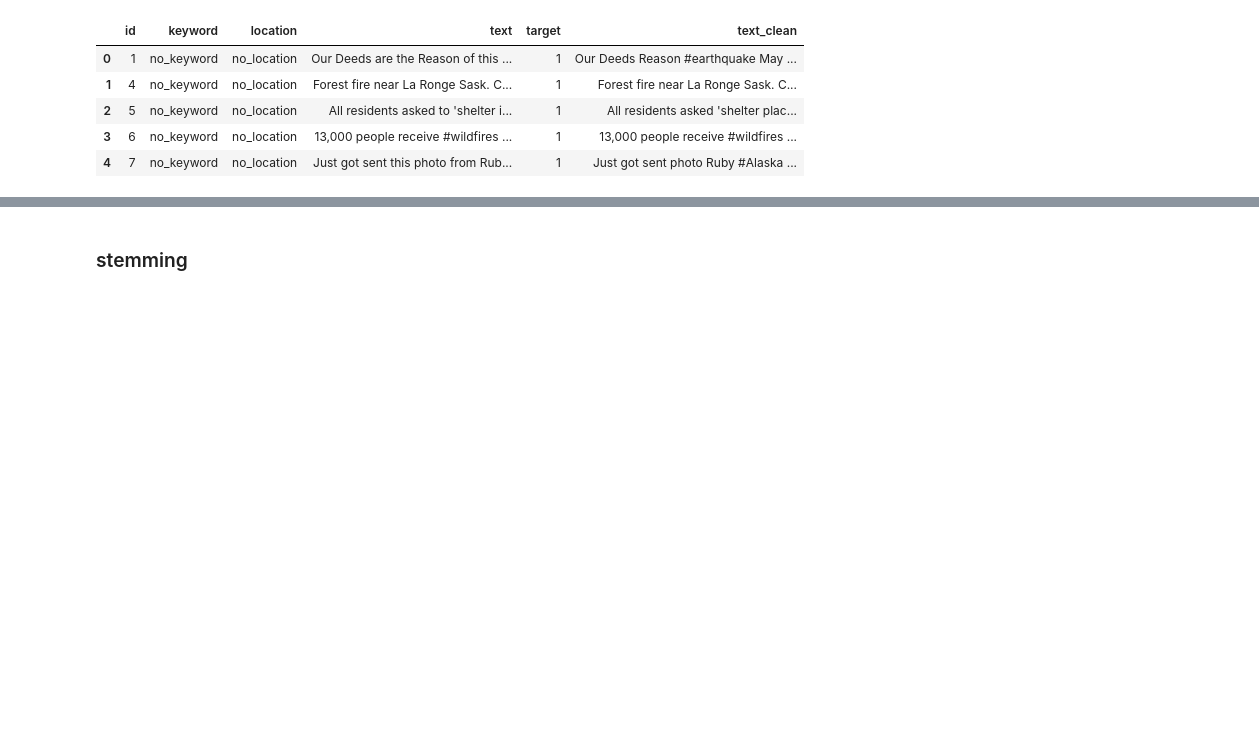
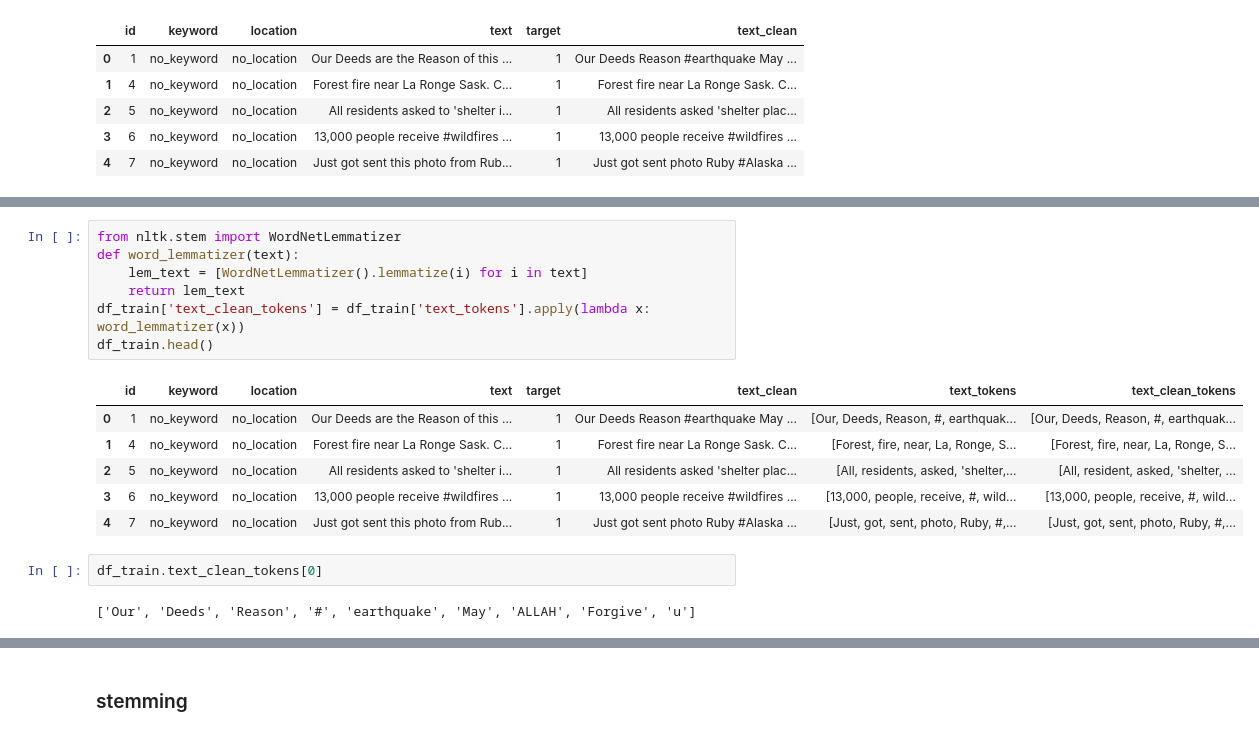
Before and after one commit to knitinsingh/kaggle_competitions, a Jupyter notebook: twitter_sentiment_analysis.ipynb, the cells around one changed output, grey strips where cells are left out. Cells and saved outputs as stored; diff of their text form; blank space fills up the shorter version.

```diff
--- a/twitter_sentiment_analysis.ipynb
+++ b/twitter_sentiment_analysis.ipynb
@@ -180,0 +243,18 @@ df_train.head()
+# %%
+from nltk.stem import WordNetLemmatizer
+def word_lemmatizer(text):
+    lem_text = [WordNetLemmatizer().lemmatize(i) for i in text]
+    return lem_text
+df_train['text_clean_tokens'] = df_train['text_tokens'].apply(lambda x: word_lemmatizer(x))
+df_train.head()
+# %% [output]
+|  | id | keyword | location | text | target | text_clean | text_tokens | text_clean_tokens |
+| 0 | 1 | no_keyword | no_location | Our Deeds are the Reason of this ... | 1 | Our Deeds Reason #earthquake May ... | [Our, Deeds, Reason, #, earthquak... | [Our, Deeds, Reason, #, earthquak... |
+| 1 | 4 | no_keyword | no_location | Forest fire near La Ronge Sask. C... | 1 | Forest fire near La Ronge Sask. C... | [Forest, fire, near, La, Ronge, S... | [Forest, fire, near, La, Ronge, S... |
+| 2 | 5 | no_keyword | no_location | All residents asked to 'shelter i... | 1 | All residents asked 'shelter plac... | [All, residents, asked, 'shelter,... | [All, resident, asked, 'shelter, ... |
+| 3 | 6 | no_keyword | no_location | 13,000 people receive #wildfires ... | 1 | 13,000 people receive #wildfires ... | [13,000, people, receive, #, wild... | [13,000, people, receive, #, wild... |
+| 4 | 7 | no_keyword | no_location | Just got sent this photo from Rub... | 1 | Just got sent photo Ruby #Alaska ... | [Just, got, sent, photo, Ruby, #,... | [Just, got, sent, photo, Ruby, #,... |
+# %%
+df_train.text_clean_tokens[0]
+# %% [output]
+['Our', 'Deeds', 'Reason', '#', 'earthquake', 'May', 'ALLAH', 'Forgive', 'u']
```
Also changed, not shown: parts of 11 cells of this notebook.
